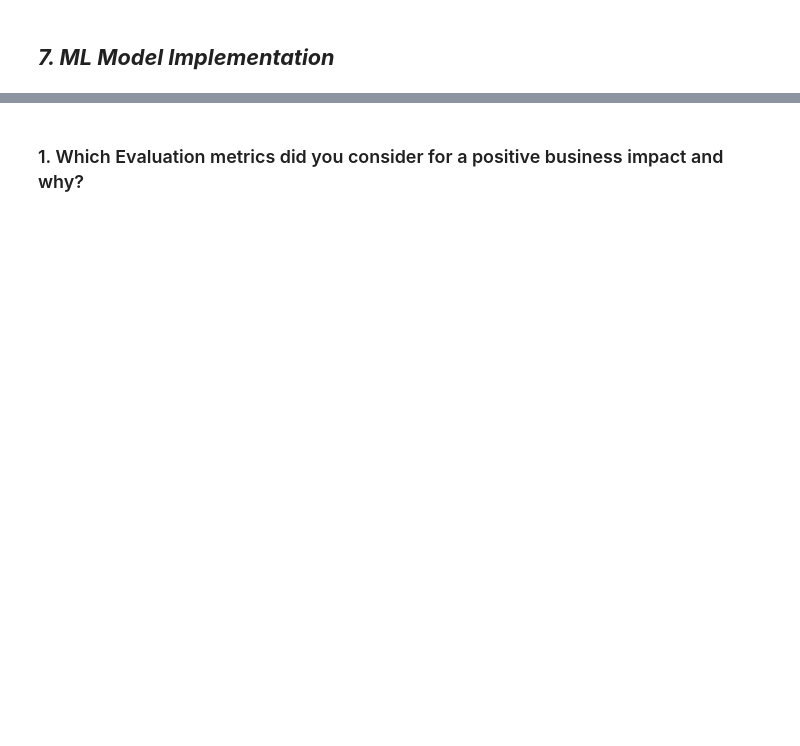
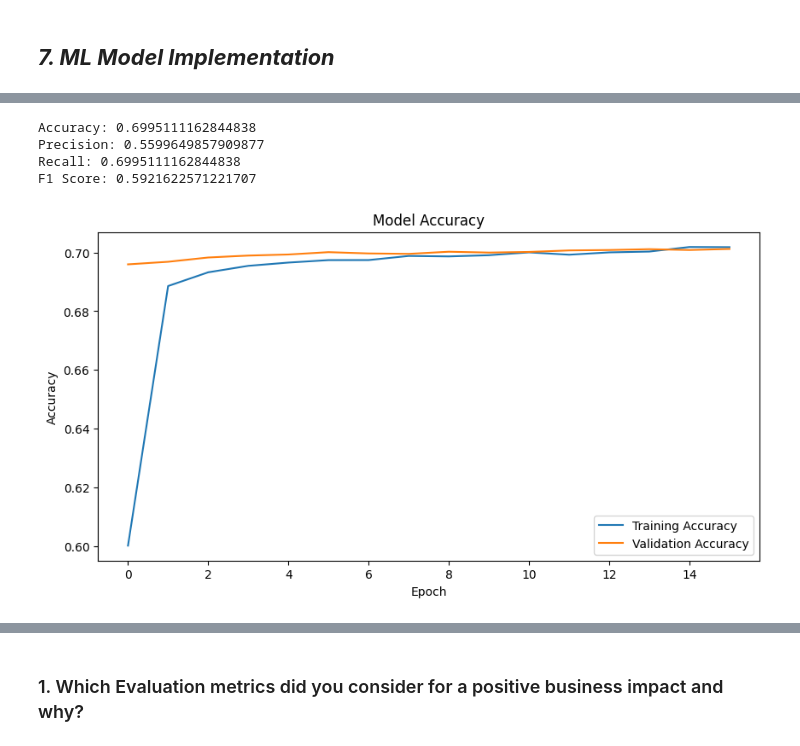
Before and after one commit to akshat-mishra-ds/E-Commerce-Customer-Satisfaction-Score-Prediction, a Jupyter notebook: DeepCSAT_E_Commerce_Customer_Satisfaction_Score_Prediction.ipynb, the cells around one changed output, grey strips where cells are left out. Cells and saved outputs as stored; diff of their text form; code cells hidden in the pictures; blank space fills up the shorter version.

```diff
--- a/DeepCSAT_E_Commerce_Customer_Satisfaction_Score_Prediction.ipynb
+++ b/DeepCSAT_E_Commerce_Customer_Satisfaction_Score_Prediction.ipynb
@@ -1075,2 +1100,7 @@ Answer Here.
+# %%
+# Remove the original text column after extracting useful information from it
+# This converts unstructured text into a numerical feature
+
+df_final.drop( 'Customer Remarks', axis=1, inplace = True )
 # %% [markdown]
 #### What all categorical encoding techniques have you used & why did you use those techniques?
@@ -1176,4 +1321,16 @@ Answer Here.
 # %%
 # Split your data to train and test. Choose Splitting ratio wisely.
+from sklearn.model_selection import train_test_split
+
+
+X_train, X_test, y_train, y_test = train_test_split(
+
+    X_scaled,
+    y,
+    test_size=0.20,
+    random_state=42,
+    stratify=y
+
+)
 # %% [markdown]
 ##### What data splitting ratio have you used and why?
@@ -1277,0 +1504,12 @@ Answer Here.
+# %%
+# ==================================================
+# Model Compilation
+# ==================================================
+
+model.compile(
+
+    optimizer='adam',
+    loss='sparse_categorical_crossentropy',
+    metrics=['accuracy']
+
+)
@@ -1277,0 +1649,48 @@ Answer Here.
+# %%
+# ==================================================
+# Model Evaluation Metrics
+# ==================================================
+
+from sklearn.metrics import (
+    classification_report,
+    confusion_matrix,
+    accuracy_score,
+    precision_score,
+    recall_score,
+    f1_score
+)
+
+# Accuracy
+print( "Accuracy:",accuracy_score(y_test, y_pred ) )
+
+# Precision (Weighted Average)
+print( "Precision:", precision_score( y_test, y_pred, average='weighted' ) )
+
+# Recall (Weighted Average)
+print( "Recall:", recall_score( y_test, y_pred, average='weighted' ) )
+
+# F1 Score (Weighted Average)
+print( "F1 Score:", f1_score( y_test, y_pred, average='weighted' ) )
+# %% [output]
+Accuracy: 0.6995111162844838
+Precision: 0.5599649857909877
+Recall: 0.6995111162844838
+F1 Score: 0.5921622571221707
+# %%
+# ==================================================
+# Plot Training and Validation Accuracy
+# ==================================================
+
+plt.figure(figsize=(10,5))
+
+plt.plot(history.history['accuracy'], label='Training Accuracy')
+plt.plot(history.history['val_accuracy'], label='Validation Accuracy')
+
+plt.title('Model Accuracy')
+plt.xlabel('Epoch')
+plt.ylabel('Accuracy')
+plt.legend()
+
+plt.show()
+# %% [output]
+[figure, added]
```
Also changed, not shown: parts of 156 cells of this notebook.
